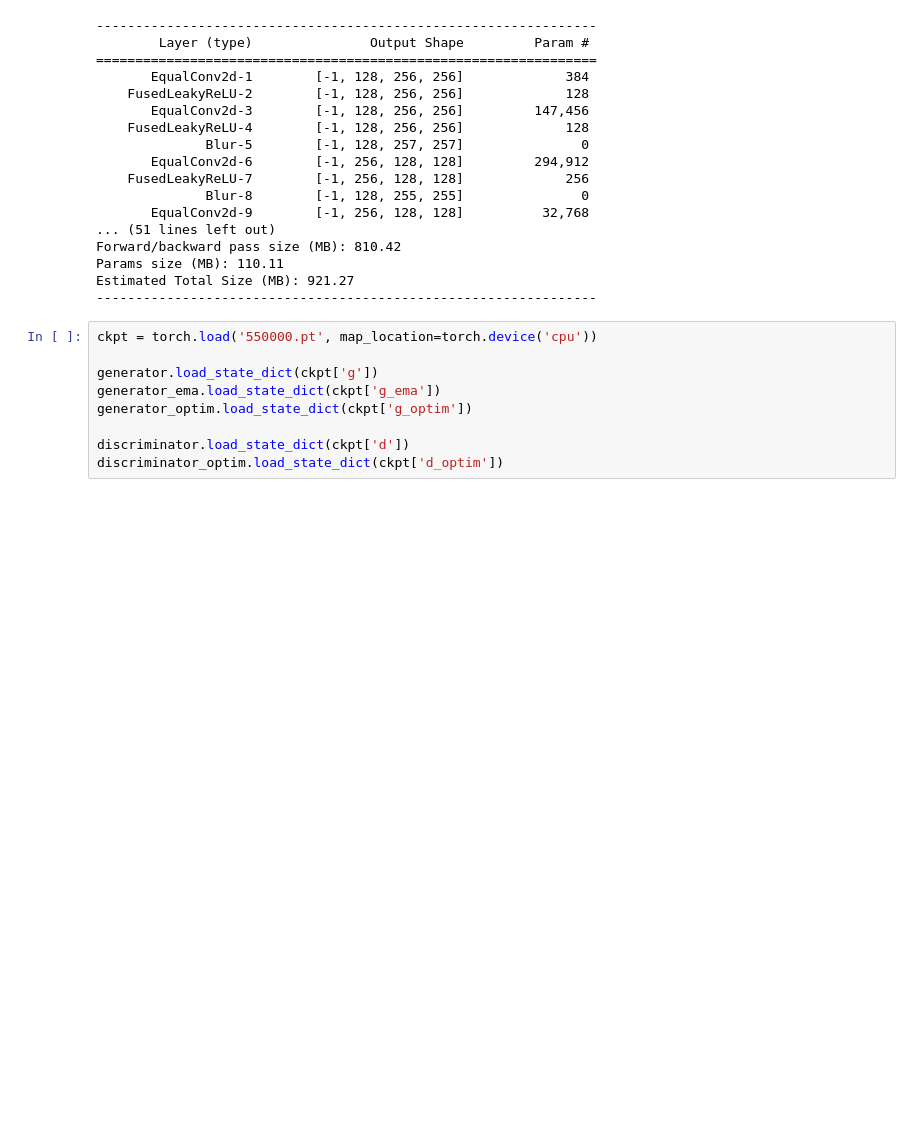
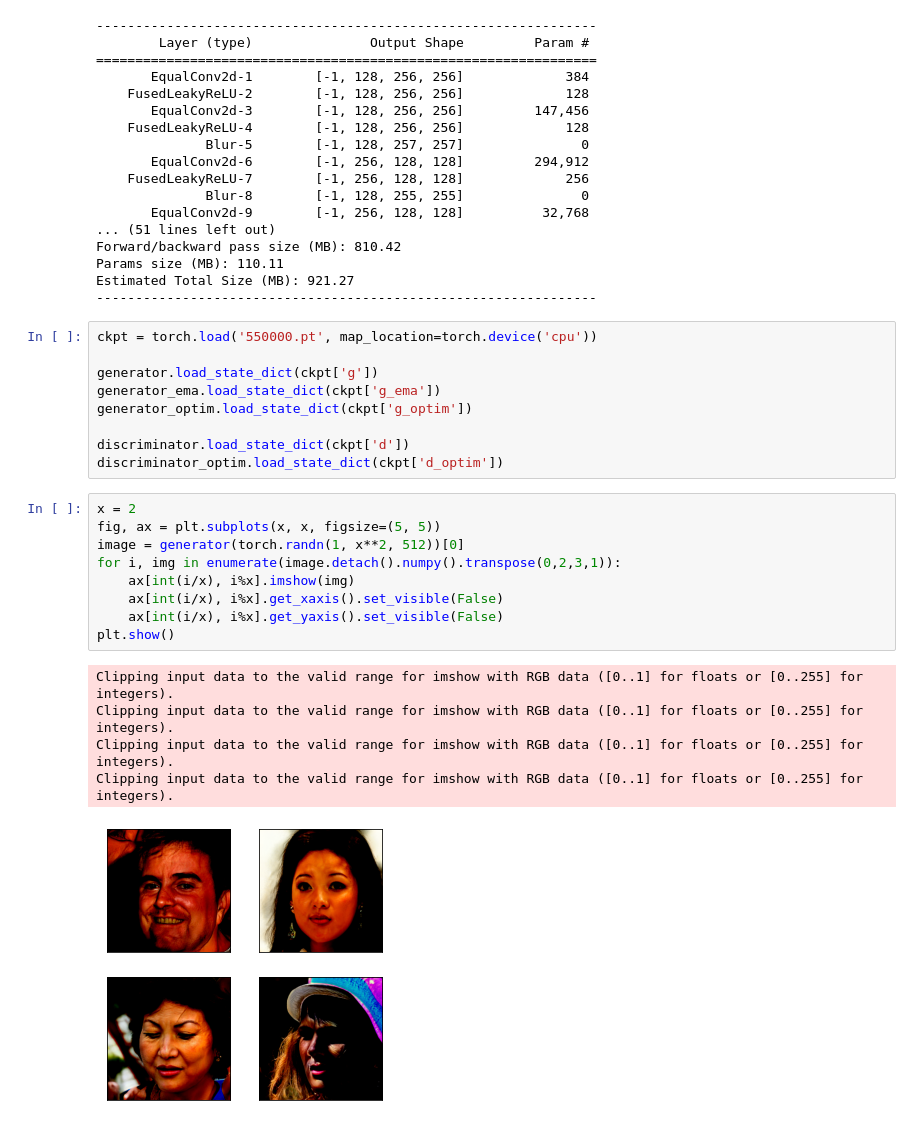
Before and after one commit to JeongJiHeon/Simply-Customizing-Card, a Jupyter notebook: main.ipynb, the cells around one changed output. Drawn from its saved outputs; the diff is of its cells as text; blank space fills up the shorter version.

```diff
--- a/main.ipynb
+++ b/main.ipynb
@@ -61,3 +62,18 @@ generator_optim.load_state_dict(ckpt['g_optim'])
 
 discriminator.load_state_dict(ckpt['d'])
 discriminator_optim.load_state_dict(ckpt['d_optim'])
+# %%
+x = 2
+fig, ax = plt.subplots(x, x, figsize=(5, 5))
+image = generator(torch.randn(1, x**2, 512))[0]
+for i, img in enumerate(image.detach().numpy().transpose(0,2,3,1)):
+    ax[int(i/x), i%x].imshow(img)
+    ax[int(i/x), i%x].get_xaxis().set_visible(False)
+    ax[int(i/x), i%x].get_yaxis().set_visible(False)
+plt.show()
+# %% [output]
+Clipping input data to the valid range for imshow with RGB data ([0..1] for floats or [0..255] for integers).
+Clipping input data to the valid range for imshow with RGB data ([0..1] for floats or [0..255] for integers).
+Clipping input data to the valid range for imshow with RGB data ([0..1] for floats or [0..255] for integers).
+Clipping input data to the valid range for imshow with RGB data ([0..1] for floats or [0..255] for integers).
+[figure, added]
```
Also changed, not shown: parts of 1 cell of this notebook.
